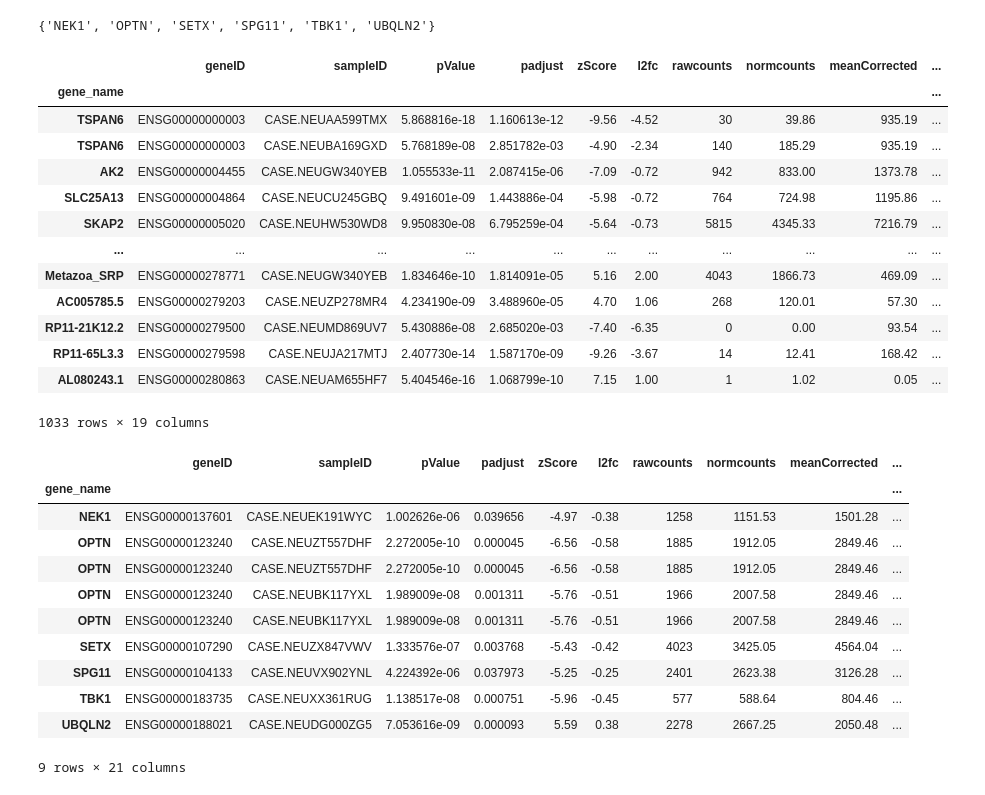
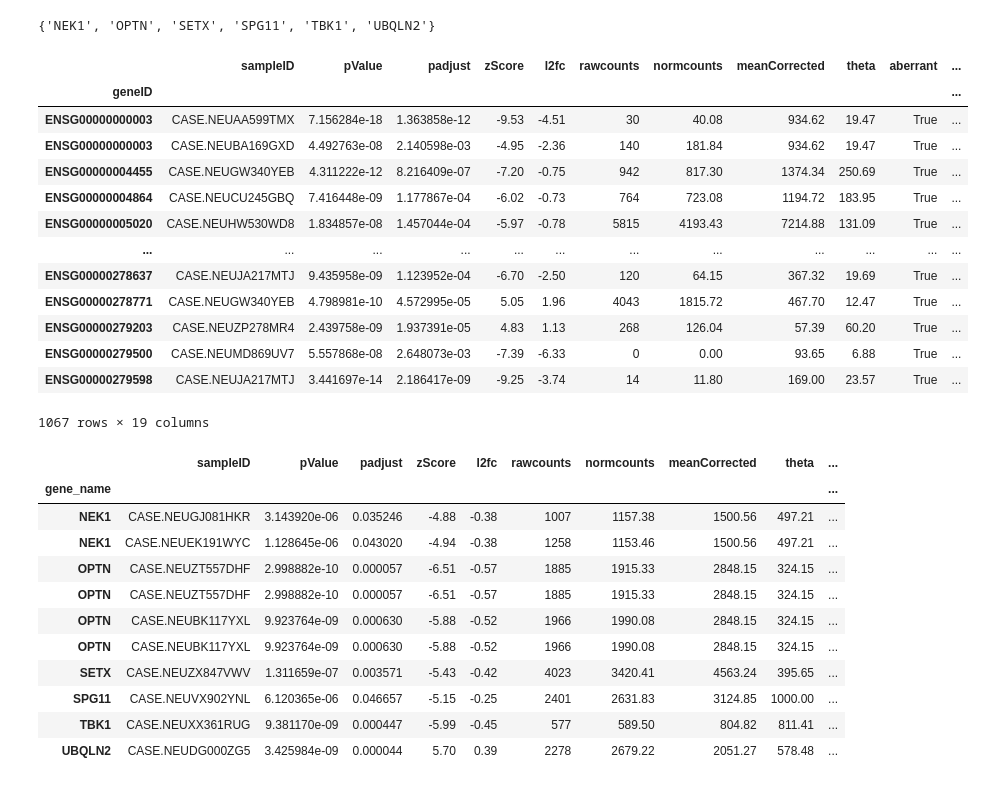
Before and after one commit to gagneurlab/ALS-kaggle, a Jupyter notebook: workflow/notebooks/compare_literature.ipynb, the cells around one changed output. Cells and saved outputs as stored; diff of their text form; code cells hidden in the pictures.

```diff
--- a/workflow/notebooks/compare_literature.ipynb
+++ b/workflow/notebooks/compare_literature.ipynb
@@ -23,12 +15,7 @@ import pandas as pd
 # %%
-# df_results = pd.read_csv(snakemake.input['results'])
-#df_genes = pd.read_csv(snakemake.input['genes'])
-#df_nature = pd.read_csv(snakemake.input['nature_review'])
-#df_wgs = pd.read_csv(snakemake.input['wgs'])
+df_results = pd.read_csv(snakemake.input['results']).set_index('geneID')
+df_genes = pd.read_csv(snakemake.input['genes']).set_index('geneID')
+df_nature = pd.read_csv(snakemake.input['nature_review'])
+df_wgs = pd.read_csv(snakemake.input['wgs'])
-# %%
-df_results = pd.read_csv('data/processed/outrider/results.tsv')
-df_genes = pd.read_csv('data/processed/outrider/outlier_gene_gtf.csv')
-df_wgs = pd.read_csv('data/processed/wgs_als_genes.csv')
-df_nature = pd.read_csv('data/processed/nature_review_als_genes.csv')
 # %%
-df_genes
+df_results = df_results.join(df_genes)
@@ -49,3 +22 @@ df_genes
-# %%
-df = df_results.set_index('geneID').join(df_genes.set_index('geneID')).reset_index()
 # %%
@@ -122,35 +107,35 @@ set(df['gene_name']).intersection(df_nature['gene_name'])
 # %% [output]
 {'NEK1', 'OPTN', 'SETX', 'SPG11', 'TBK1', 'UBQLN2'}
 # %%
-df[df['sampleID'].str.startswith('CASE')]
+df_results[df_results['sampleID'].str.startswith('CASE')]
 # %% [output]
-|  | geneID | sampleID | pValue | padjust | zScore | l2fc | rawcounts | normcounts | meanCorrected | ... |
-| gene_name |  |  |  |  |  |  |  |  |  | ... |
-| TSPAN6 | ENSG00000000003 | CASE.NEUAA599TMX | 5.868816e-18 | 1.160613e-12 | -9.56 | -4.52 | 30 | 39.86 | 935.19 | ... |
-| TSPAN6 | ENSG00000000003 | CASE.NEUBA169GXD | 5.768189e-08 | 2.851782e-03 | -4.90 | -2.34 | 140 | 185.29 | 935.19 | ... |
-| AK2 | ENSG00000004455 | CASE.NEUGW340YEB | 1.055533e-11 | 2.087415e-06 | -7.09 | -0.72 | 942 | 833.00 | 1373.78 | ... |
-| SLC25A13 | ENSG00000004864 | CASE.NEUCU245GBQ | 9.491601e-09 | 1.443886e-04 | -5.98 | -0.72 | 764 | 724.98 | 1195.86 | ... |
-| SKAP2 | ENSG00000005020 | CASE.NEUHW530WD8 | 9.950830e-08 | 6.795259e-04 | -5.64 | -0.73 | 5815 | 4345.33 | 7216.79 | ... |
-| ... | ... | ... | ... | ... | ... | ... | ... | ... | ... | ... |
-| Metazoa_SRP | ENSG00000278771 | CASE.NEUGW340YEB | 1.834646e-10 | 1.814091e-05 | 5.16 | 2.00 | 4043 | 1866.73 | 469.09 | ... |
-| AC005785.5 | ENSG00000279203 | CASE.NEUZP278MR4 | 4.234190e-09 | 3.488960e-05 | 4.70 | 1.06 | 268 | 120.01 | 57.30 | ... |
-| RP11-21K12.2 | ENSG00000279500 | CASE.NEUMD869UV7 | 5.430886e-08 | 2.685020e-03 | -7.40 | -6.35 | 0 | 0.00 | 93.54 | ... |
-| RP11-65L3.3 | ENSG00000279598 | CASE.NEUJA217MTJ | 2.407730e-14 | 1.587170e-09 | -9.26 | -3.67 | 14 | 12.41 | 168.42 | ... |
-| AL080243.1 | ENSG00000280863 | CASE.NEUAM655HF7 | 5.404546e-16 | 1.068799e-10 | 7.15 | 1.00 | 1 | 1.02 | 0.05 | ... |
+|  | sampleID | pValue | padjust | zScore | l2fc | rawcounts | normcounts | meanCorrected | theta | aberrant | ... |
+| geneID |  |  |  |  |  |  |  |  |  |  | ... |
+| ENSG00000000003 | CASE.NEUAA599TMX | 7.156284e-18 | 1.363858e-12 | -9.53 | -4.51 | 30 | 40.08 | 934.62 | 19.47 | True | ... |
+| ENSG00000000003 | CASE.NEUBA169GXD | 4.492763e-08 | 2.140598e-03 | -4.95 | -2.36 | 140 | 181.84 | 934.62 | 19.47 | True | ... |
+| ENSG00000004455 | CASE.NEUGW340YEB | 4.311222e-12 | 8.216409e-07 | -7.20 | -0.75 | 942 | 817.30 | 1374.34 | 250.69 | True | ... |
+| ENSG00000004864 | CASE.NEUCU245GBQ | 7.416448e-09 | 1.177867e-04 | -6.02 | -0.73 | 764 | 723.08 | 1194.72 | 183.95 | True | ... |
+| ENSG00000005020 | CASE.NEUHW530WD8 | 1.834857e-08 | 1.457044e-04 | -5.97 | -0.78 | 5815 | 4193.43 | 7214.88 | 131.09 | True | ... |
+| ... | ... | ... | ... | ... | ... | ... | ... | ... | ... | ... | ... |
+| ENSG00000278637 | CASE.NEUJA217MTJ | 9.435958e-09 | 1.123952e-04 | -6.70 | -2.50 | 120 | 64.15 | 367.32 | 19.69 | True | ... |
+| ENSG00000278771 | CASE.NEUGW340YEB | 4.798981e-10 | 4.572995e-05 | 5.05 | 1.96 | 4043 | 1815.72 | 467.70 | 12.47 | True | ... |
+| ENSG00000279203 | CASE.NEUZP278MR4 | 2.439758e-09 | 1.937391e-05 | 4.83 | 1.13 | 268 | 126.04 | 57.39 | 60.20 | True | ... |
+| ENSG00000279500 | CASE.NEUMD869UV7 | 5.557868e-08 | 2.648073e-03 | -7.39 | -6.33 | 0 | 0.00 | 93.65 | 6.88 | True | ... |
+| ENSG00000279598 | CASE.NEUJA217MTJ | 3.441697e-14 | 2.186417e-09 | -9.25 | -3.74 | 14 | 11.80 | 169.00 | 23.57 | True | ... |
-1033 rows × 19 columns
+1067 rows × 19 columns
 # %%
-df = df.set_index('gene_name')
-df.join(df_nature.set_index('gene_name'), how='inner')
+df_results = df_results.set_index('gene_name')
+df_results.join(df_nature.set_index('gene_name'), how='inner')
 # %% [output]
-|  | geneID | sampleID | pValue | padjust | zScore | l2fc | rawcounts | normcounts | meanCorrected | ... |
+|  | sampleID | pValue | padjust | zScore | l2fc | rawcounts | normcounts | meanCorrected | theta | ... |
 | gene_name |  |  |  |  |  |  |  |  |  | ... |
-| NEK1 | ENSG00000137601 | CASE.NEUEK191WYC | 1.002626e-06 | 0.039656 | -4.97 | -0.38 | 1258 | 1151.53 | 1501.28 | ... |
-| OPTN | ENSG00000123240 | CASE.NEUZT557DHF | 2.272005e-10 | 0.000045 | -6.56 | -0.58 | 1885 | 1912.05 | 2849.46 | ... |
-| OPTN | ENSG00000123240 | CASE.NEUZT557DHF | 2.272005e-10 | 0.000045 | -6.56 | -0.58 | 1885 | 1912.05 | 2849.46 | ... |
-| OPTN | ENSG00000123240 | CASE.NEUBK117YXL | 1.989009e-08 | 0.001311 | -5.76 | -0.51 | 1966 | 2007.58 | 2849.46 | ... |
-| OPTN | ENSG00000123240 | CASE.NEUBK117YXL | 1.989009e-08 | 0.001311 | -5.76 | -0.51 | 1966 | 2007.58 | 2849.46 | ... |
-| SETX | ENSG00000107290 | CASE.NEUZX847VWV | 1.333576e-07 | 0.003768 | -5.43 | -0.42 | 4023 | 3425.05 | 4564.04 | ... |
-| SPG11 | ENSG00000104133 | CASE.NEUVX902YNL | 4.224392e-06 | 0.037973 | -5.25 | -0.25 | 2401 | 2623.38 | 3126.28 | ... |
-| TBK1 | ENSG00000183735 | CASE.NEUXX361RUG | 1.138517e-08 | 0.000751 | -5.96 | -0.45 | 577 | 588.64 | 804.46 | ... |
-| UBQLN2 | ENSG00000188021 | CASE.NEUDG000ZG5 | 7.053616e-09 | 0.000093 | 5.59 | 0.38 | 2278 | 2667.25 | 2050.48 | ... |
+| NEK1 | CASE.NEUGJ081HKR | 3.143920e-06 | 0.035246 | -4.88 | -0.38 | 1007 | 1157.38 | 1500.56 | 497.21 | ... |
+| NEK1 | CASE.NEUEK191WYC | 1.128645e-06 | 0.043020 | -4.94 | -0.38 | 1258 | 1153.46 | 1500.56 | 497.21 | ... |
+| OPTN | CASE.NEUZT557DHF | 2.998882e-10 | 0.000057 | -6.51 | -0.57 | 1885 | 1915.33 | 2848.15 | 324.15 | ... |
+| OPTN | CASE.NEUZT557DHF | 2.998882e-10 | 0.000057 | -6.51 | -0.57 | 1885 | 1915.33 | 2848.15 | 324.15 | ... |
+| OPTN | CASE.NEUBK117YXL | 9.923764e-09 | 0.000630 | -5.88 | -0.52 | 1966 | 1990.08 | 2848.15 | 324.15 | ... |
+| OPTN | CASE.NEUBK117YXL | 9.923764e-09 | 0.000630 | -5.88 | -0.52 | 1966 | 1990.08 | 2848.15 | 324.15 | ... |
+| SETX | CASE.NEUZX847VWV | 1.311659e-07 | 0.003571 | -5.43 | -0.42 | 4023 | 3420.41 | 4563.24 | 395.65 | ... |
+| SPG11 | CASE.NEUVX902YNL | 6.120365e-06 | 0.046657 | -5.15 | -0.25 | 2401 | 2631.83 | 3124.85 | 1000.00 | ... |
+| TBK1 | CASE.NEUXX361RUG | 9.381170e-09 | 0.000447 | -5.99 | -0.45 | 577 | 589.50 | 804.82 | 811.41 | ... |
+| UBQLN2 | CASE.NEUDG000ZG5 | 3.425984e-09 | 0.000044 | 5.70 | 0.39 | 2278 | 2679.22 | 2051.27 | 578.48 | ... |
-9 rows × 21 columns
```
Also changed, not shown: parts of 20 cells of this notebook, 5 other files.
